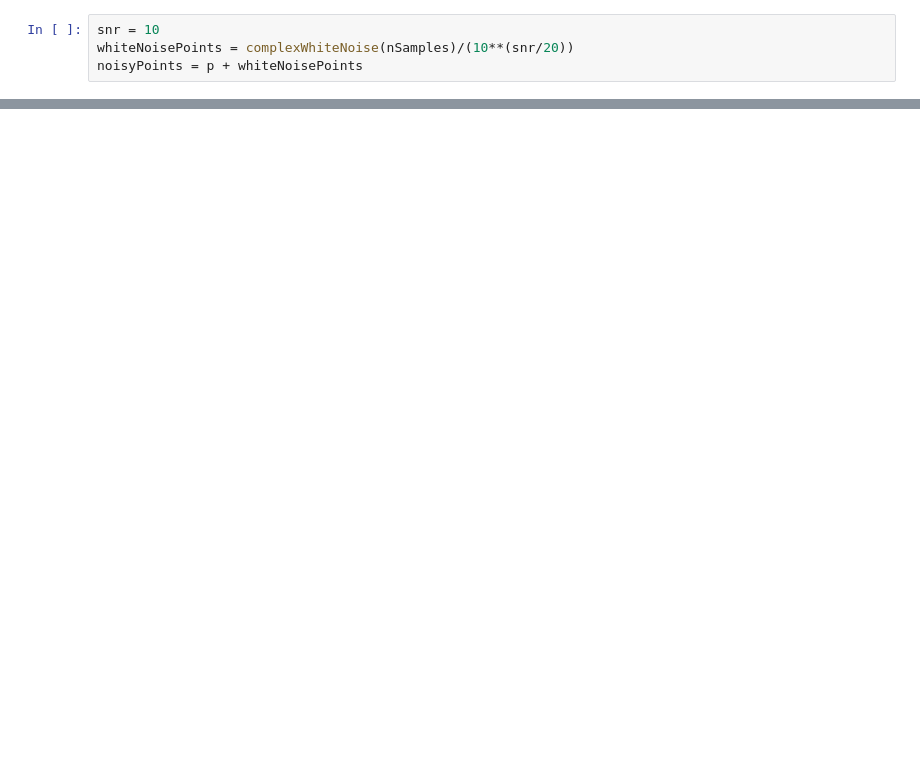
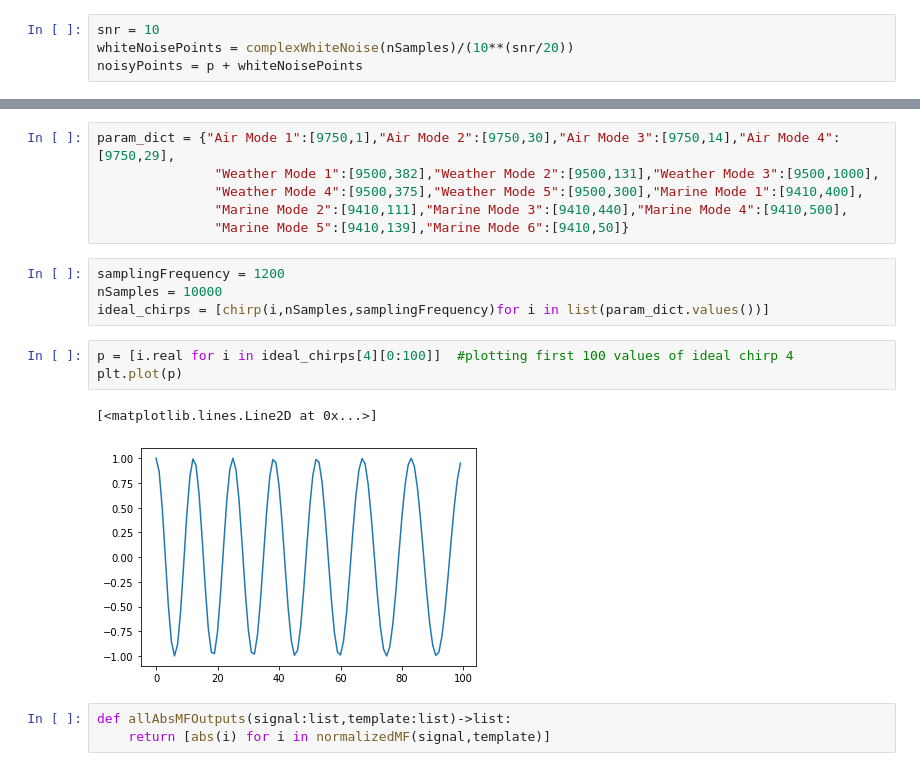
Before and after one commit to omarimran2000/Machine-Learning-for-Chirp-Detection, a Jupyter notebook: CHIRP.ipynb, the cells around one changed output, grey strips where cells are left out. Drawn from its saved outputs; the diff is of its cells as text; blank space fills up the shorter version.

```diff
--- a/CHIRP.ipynb
+++ b/CHIRP.ipynb
@@ -70,0 +75,19 @@ plt.yscale("log")
+# %%
+param_dict = {"Air Mode 1":[9750,1],"Air Mode 2":[9750,30],"Air Mode 3":[9750,14],"Air Mode 4":[9750,29],
+               "Weather Mode 1":[9500,382],"Weather Mode 2":[9500,131],"Weather Mode 3":[9500,1000],
+               "Weather Mode 4":[9500,375],"Weather Mode 5":[9500,300],"Marine Mode 1":[9410,400],
+               "Marine Mode 2":[9410,111],"Marine Mode 3":[9410,440],"Marine Mode 4":[9410,500],
+               "Marine Mode 5":[9410,139],"Marine Mode 6":[9410,50]}
+# %%
+samplingFrequency = 1200
+nSamples = 10000
+ideal_chirps = [chirp(i,nSamples,samplingFrequency)for i in list(param_dict.values())]
+# %%
+p = [i.real for i in ideal_chirps[4][0:100]]  #plotting first 100 values of ideal chirp 4
+plt.plot(p)
+# %% [output]
+[<matplotlib.lines.Line2D at 0x...>]
+[figure, added]
+# %%
+def allAbsMFOutputs(signal:list,template:list)->list:
+    return [abs(i) for i in normalizedMF(signal,template)]
```
Also changed, not shown: parts of 18 cells of this notebook.
